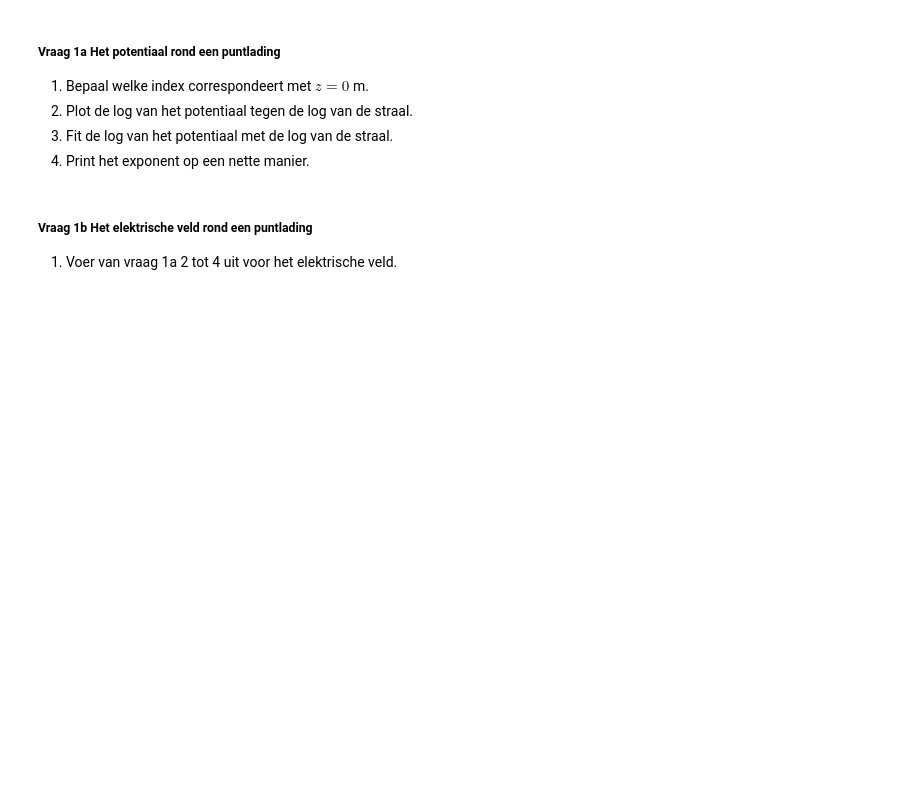
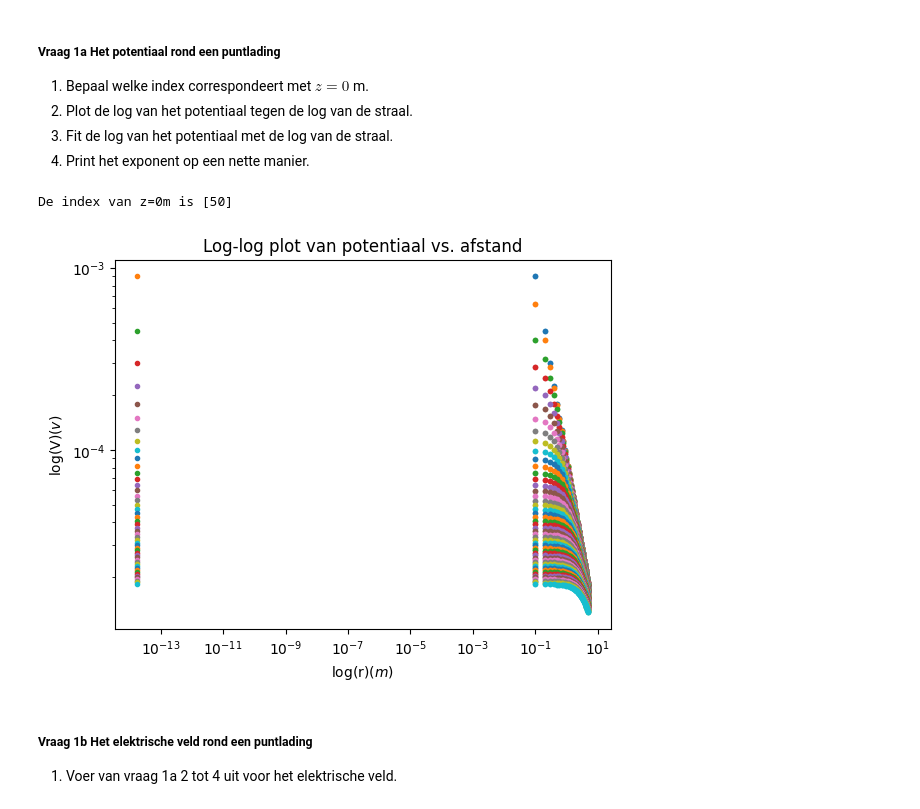
Before and after one commit to daantjebunschoten1-gif/opdrachten-DEF-D, a Jupyter notebook: DigitaleOntwerpopdrachten/1CondensatorOpdracht/CondensatorOntwerpopdracht.ipynb, the cells around one changed output. Cells and saved outputs as stored; diff of their text form; code cells hidden in the pictures; blank space fills up the shorter version.

```diff
--- a/DigitaleOntwerpopdrachten/1CondensatorOpdracht/CondensatorOntwerpopdracht.ipynb
+++ b/DigitaleOntwerpopdrachten/1CondensatorOpdracht/CondensatorOntwerpopdracht.ipynb
@@ -87,11 +87,22 @@ plot_results_pt_charge_at_origin(Ez, Er, normE, V, r, z, grid_step)
 3. Fit de log van het potentiaal met de log van de straal.
 4. Print het exponent op een nette manier.
 # %%
-###
-###Hier jouw code###
+tolerantie = 1e-10
+Index_z_0= np.where(np.abs(z)<tolerantie)[0]
+print("De index van z=0m is", Index_z_0)
 
-,a.sdghlksdg
-###
+r= np.abs(z)
+
+
+plt.figure()
+plt.loglog(r,V,'.',label="Data")
+plt.xlabel("log(r)($m$)")
+plt.ylabel('log(V)($v$)')
+plt.title('Log-log plot van potentiaal vs. afstand')
+plt.show()
+# %% [output]
+De index van z=0m is [50]
+[figure, added]
 # %% [markdown]
 ##### Vraag 1b Het elektrische veld rond een puntlading
 1. Voer van vraag 1a 2 tot 4 uit voor het elektrische veld.
```
